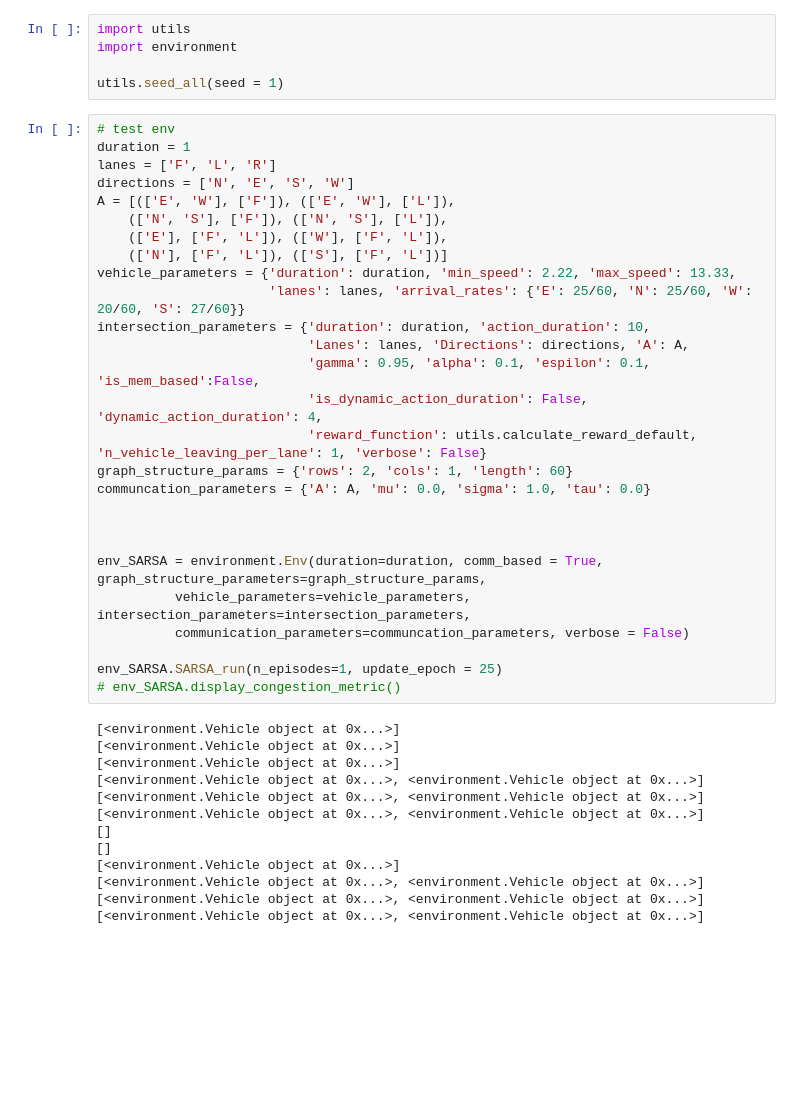
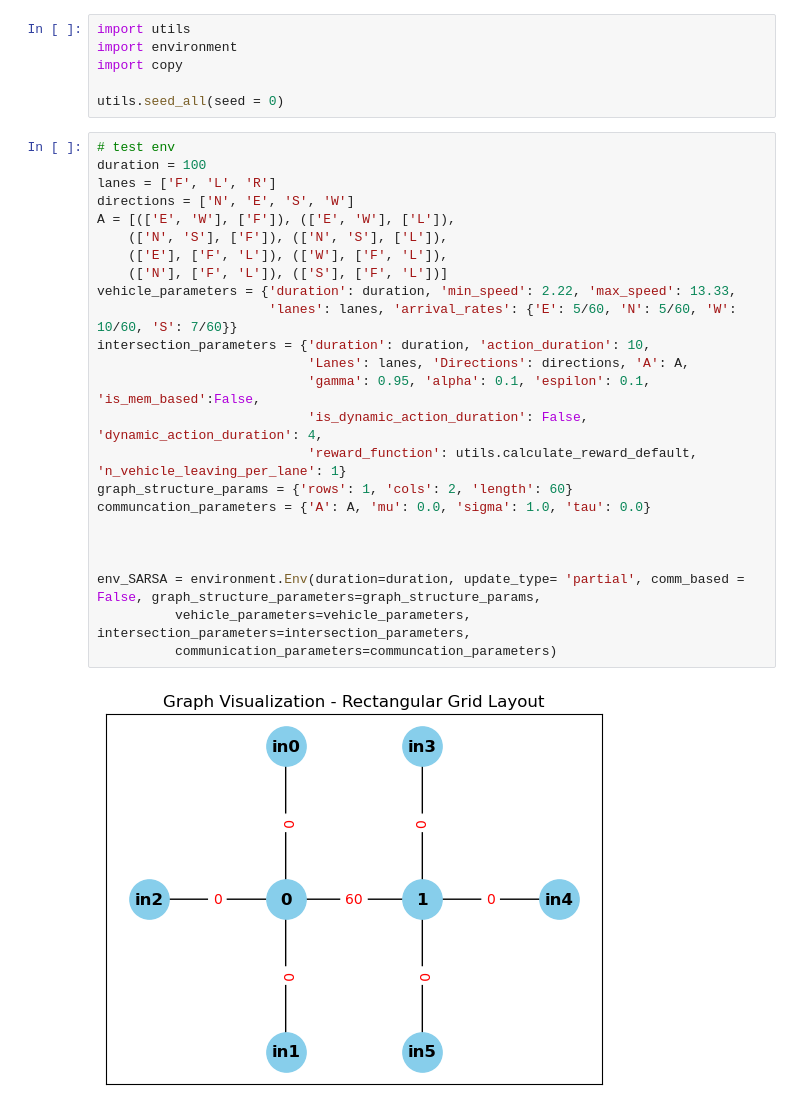
Before and after one commit to kvnoct/episodic_control, a Jupyter notebook: memory_sarsa/test.ipynb, the cells around one changed output. Drawn from its saved outputs; the diff is of its cells as text; blank space fills up the shorter version.

```diff
--- a/memory_sarsa/test.ipynb
+++ b/memory_sarsa/test.ipynb
@@ -1,45 +1,32 @@
 # %%
 import utils
 import environment
+import copy
 
-utils.seed_all(seed = 1)
+utils.seed_all(seed = 0)
 # %%
 # test env
-duration = 1
+duration = 100
 lanes = ['F', 'L', 'R']
 directions = ['N', 'E', 'S', 'W']
 A = [(['E', 'W'], ['F']), (['E', 'W'], ['L']),
     (['N', 'S'], ['F']), (['N', 'S'], ['L']),
     (['E'], ['F', 'L']), (['W'], ['F', 'L']),
     (['N'], ['F', 'L']), (['S'], ['F', 'L'])]
 vehicle_parameters = {'duration': duration, 'min_speed': 2.22, 'max_speed': 13.33,
-                      'lanes': lanes, 'arrival_rates': {'E': 25/60, 'N': 25/60, 'W': 20/60, 'S': 27/60}}
+                      'lanes': lanes, 'arrival_rates': {'E': 5/60, 'N': 5/60, 'W': 10/60, 'S': 7/60}}
 intersection_parameters = {'duration': duration, 'action_duration': 10,
                            'Lanes': lanes, 'Directions': directions, 'A': A,
                            'gamma': 0.95, 'alpha': 0.1, 'espilon': 0.1, 'is_mem_based':False,
                            'is_dynamic_action_duration': False, 'dynamic_action_duration': 4,
-                           'reward_function': utils.calculate_reward_default, 'n_vehicle_leaving_per_lane': 1, 'verbose': False}
-graph_structure_params = {'rows': 2, 'cols': 1, 'length': 60}
+                           'reward_function': utils.calculate_reward_default, 'n_vehicle_leaving_per_lane': 1}
+graph_structure_params = {'rows': 1, 'cols': 2, 'length': 60}
 communcation_parameters = {'A': A, 'mu': 0.0, 'sigma': 1.0, 'tau': 0.0}
 
 
 
-env_SARSA = environment.Env(duration=duration, comm_based = True, graph_structure_parameters=graph_structure_params,
+env_SARSA = environment.Env(duration=duration, update_type= 'partial', comm_based = False, graph_structure_parameters=graph_structure_params,
           vehicle_parameters=vehicle_parameters, intersection_parameters=intersection_parameters,
-          communication_parameters=communcation_parameters, verbose = False)
-
-env_SARSA.SARSA_run(n_episodes=1, update_epoch = 25)
-# env_SARSA.display_congestion_metric()
+          communication_parameters=communcation_parameters)
 # %% [output]
-[<environment.Vehicle object at 0x...>]
-[<environment.Vehicle object at 0x...>]
-[<environment.Vehicle object at 0x...>]
-[<environment.Vehicle object at 0x...>, <environment.Vehicle object at 0x...>]
-[<environment.Vehicle object at 0x...>, <environment.Vehicle object at 0x...>]
-[<environment.Vehicle object at 0x...>, <environment.Vehicle object at 0x...>]
-[]
-[]
-[<environment.Vehicle object at 0x...>]
-[<environment.Vehicle object at 0x...>, <environment.Vehicle object at 0x...>]
-[<environment.Vehicle object at 0x...>, <environment.Vehicle object at 0x...>]
-[<environment.Vehicle object at 0x...>, <environment.Vehicle object at 0x...>]
+[figure, added]
```
Also changed, not shown: parts of 16 cells of this notebook, 52 other files.
